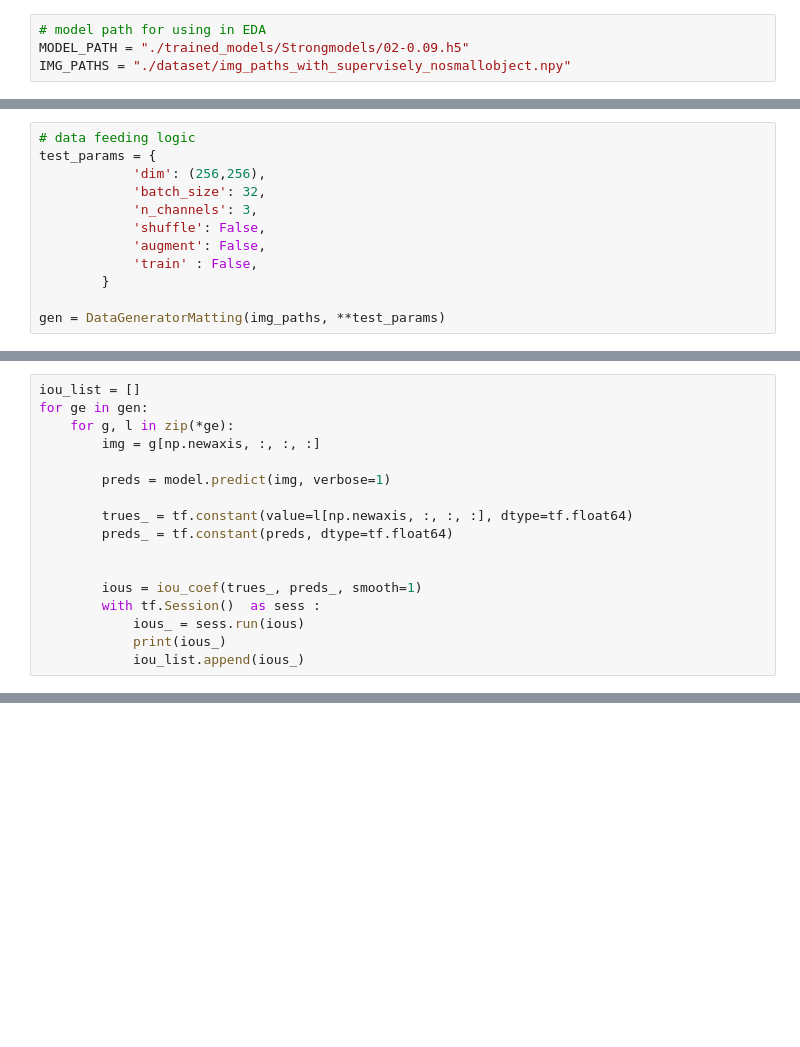
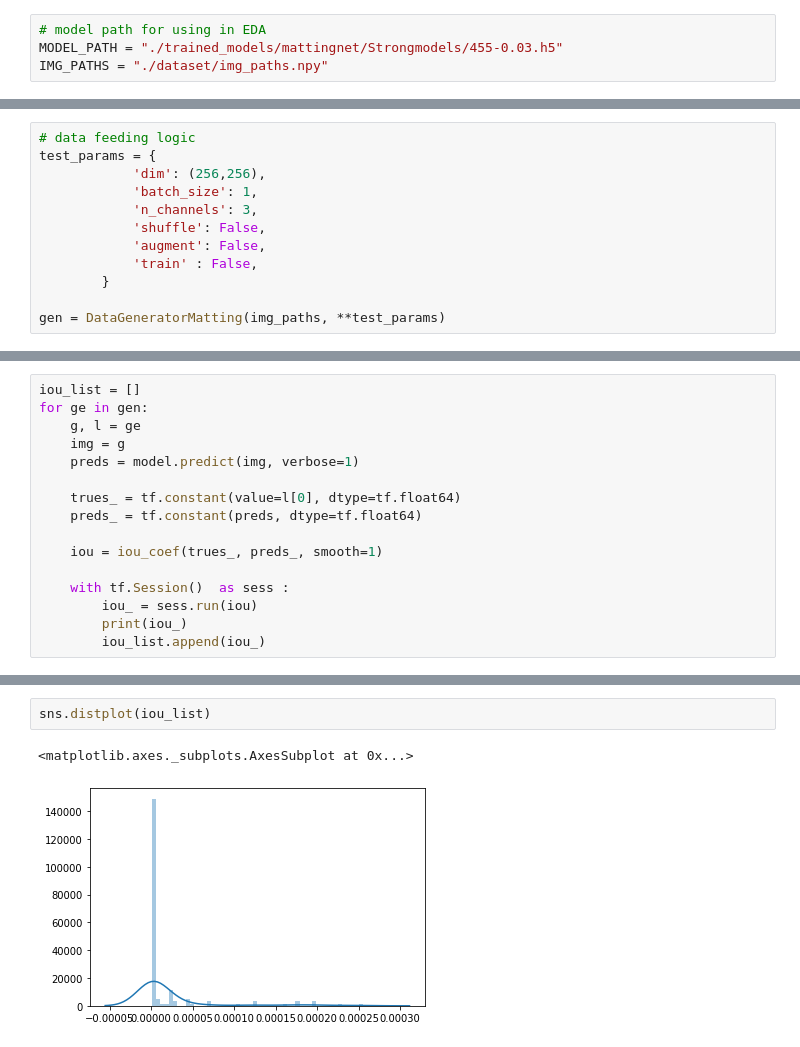
Before and after one commit to minus31/Portrait-segmentation, a Jupyter notebook: Model_output_EDA.ipynb, the cells around one changed output, grey strips where cells are left out. Drawn from its saved outputs; the diff is of its cells as text; blank space fills up the shorter version.

```diff
--- a/Model_output_EDA.ipynb
+++ b/Model_output_EDA.ipynb
@@ -12,7 +14,7 @@ from data_generator import *
 # %%
 # model path for using in EDA
-MODEL_PATH = "./trained_models/Strongmodels/02-0.09.h5"
-IMG_PATHS = "./dataset/img_paths_with_supervisely_nosmallobject.npy"
+MODEL_PATH = "./trained_models/mattingnet/Strongmodels/455-0.03.h5"
+IMG_PATHS = "./dataset/img_paths.npy"
 # %%
 img_paths = np.load(IMG_PATHS)
 img_paths[:2]
@@ -46,7 +48,7 @@ ________________________________________________________________________________
 # data feeding logic
 test_params = {
             'dim': (256,256),
-            'batch_size': 32,
+            'batch_size': 1,
             'n_channels': 3,
             'shuffle': False,
             'augment': False,
@@ -106,18 +73,17 @@ ge[0].shape
 # %%
 iou_list = []
 for ge in gen:
-    for g, l in zip(*ge):
-        img = g[np.newaxis, :, :, :]
+    g, l = ge
+    img = g
+    preds = model.predict(img, verbose=1)
 
-        preds = model.predict(img, verbose=1)
+    trues_ = tf.constant(value=l[0], dtype=tf.float64)
+    preds_ = tf.constant(preds, dtype=tf.float64)
 
-        trues_ = tf.constant(value=l[np.newaxis, :, :, :], dtype=tf.float64)
-        preds_ = tf.constant(preds, dtype=tf.float64)
+    iou = iou_coef(trues_, preds_, smooth=1)
 
-
-        ious = iou_coef(trues_, preds_, smooth=1)
-        with tf.Session()  as sess :
-            ious_ = sess.run(ious)
-            print(ious_)
-            iou_list.append(ious_)
+    with tf.Session()  as sess :
+        iou_ = sess.run(iou)
+        print(iou_)
+        iou_list.append(iou_)
 # %% [output]
@@ -130,0 +133,5 @@ KeyboardInterrupt:
+# %%
+sns.distplot(iou_list)
+# %% [output]
+<matplotlib.axes._subplots.AxesSubplot at 0x...>
+[figure, added]
```
Also changed, not shown: parts of 13 cells of this notebook, 3 other files.
